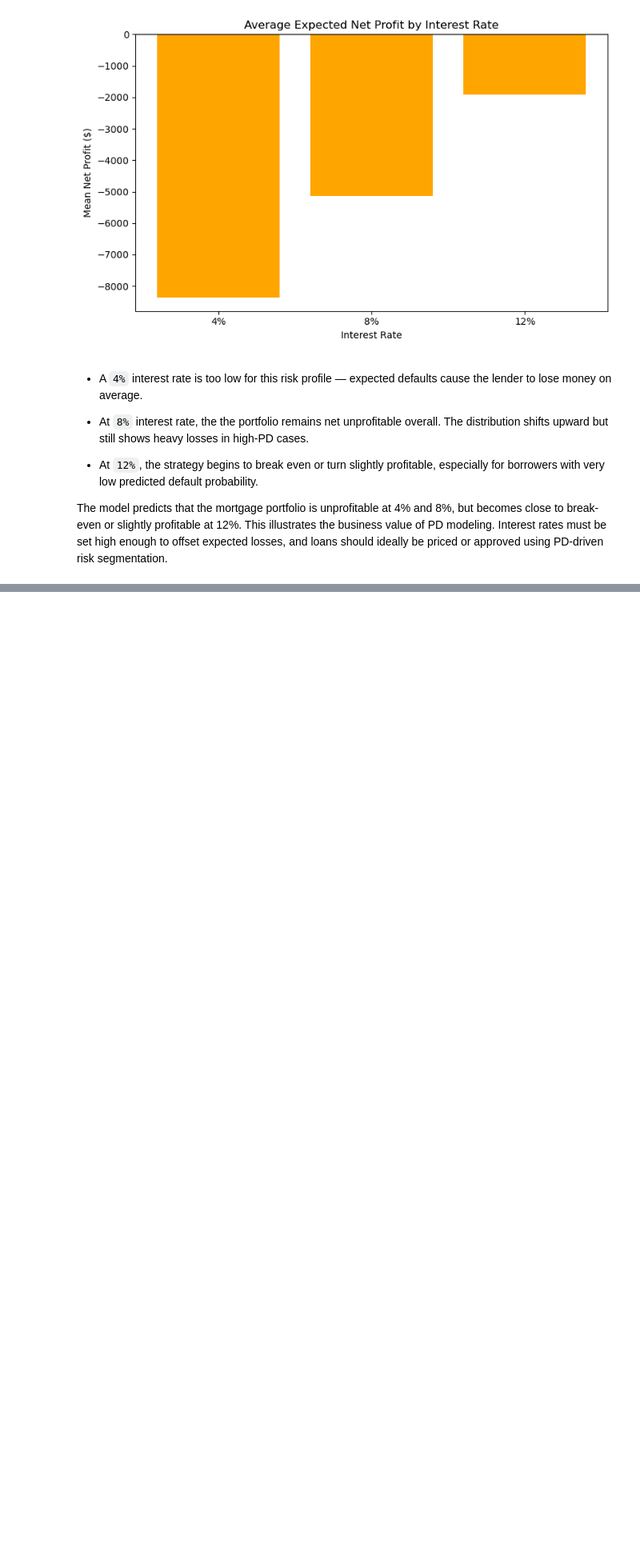
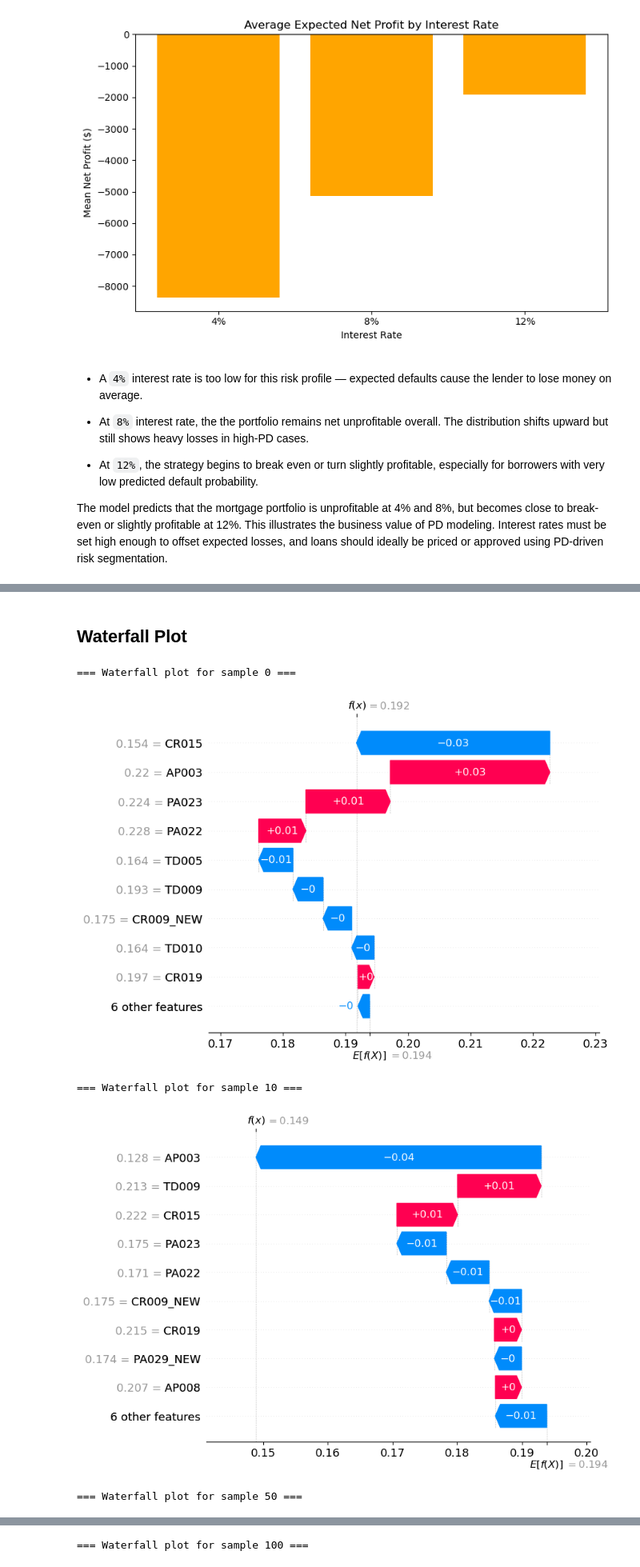
Before and after one commit to HiMyNameIsBoxxy/mortage-default-prediction, a Jupyter notebook: mortgage-default-prediction.ipynb, the cells around one changed output, grey strips where cells are left out. Shown at 80% size. Saved outputs shown, nothing was run; the diff lists cells and outputs as text; code cells hidden in the pictures; blank space fills up the shorter version.

```diff
--- a/mortgage-default-prediction.ipynb
+++ b/mortgage-default-prediction.ipynb
@@ -1041,0 +1217,22 @@ The model predicts that the mortgage portfolio is unprofitable at 4% and 8%, but
+# %% [markdown]
+## Waterfall Plot <a name="8.5"></a>
+# %%
+indices = [0, 10, 50, 100]
+
+for idx in indices:
+    print(f"\n=== Waterfall plot for sample {idx} ===")
+
+    shap.waterfall_plot(
+        shap.Explanation(
+            values = shap_vals[idx],                    # (15,)
+            base_values = shap_values.base_values[idx][1],  # SCALAR for class 1
+            data = X_test_final.iloc[idx],
+            feature_names = X_test_final.columns
+        )
+    )
+# %% [output]
+=== Waterfall plot for sample 0 ===
+[figure, added]
+=== Waterfall plot for sample 10 ===
+[figure, added]
+=== Waterfall plot for sample 50 ===
@@ -1041,0 +1240 @@ The model predicts that the mortgage portfolio is unprofitable at 4% and 8%, but
+=== Waterfall plot for sample 100 ===
```
Also changed, not shown: parts of 17 cells of this notebook.
